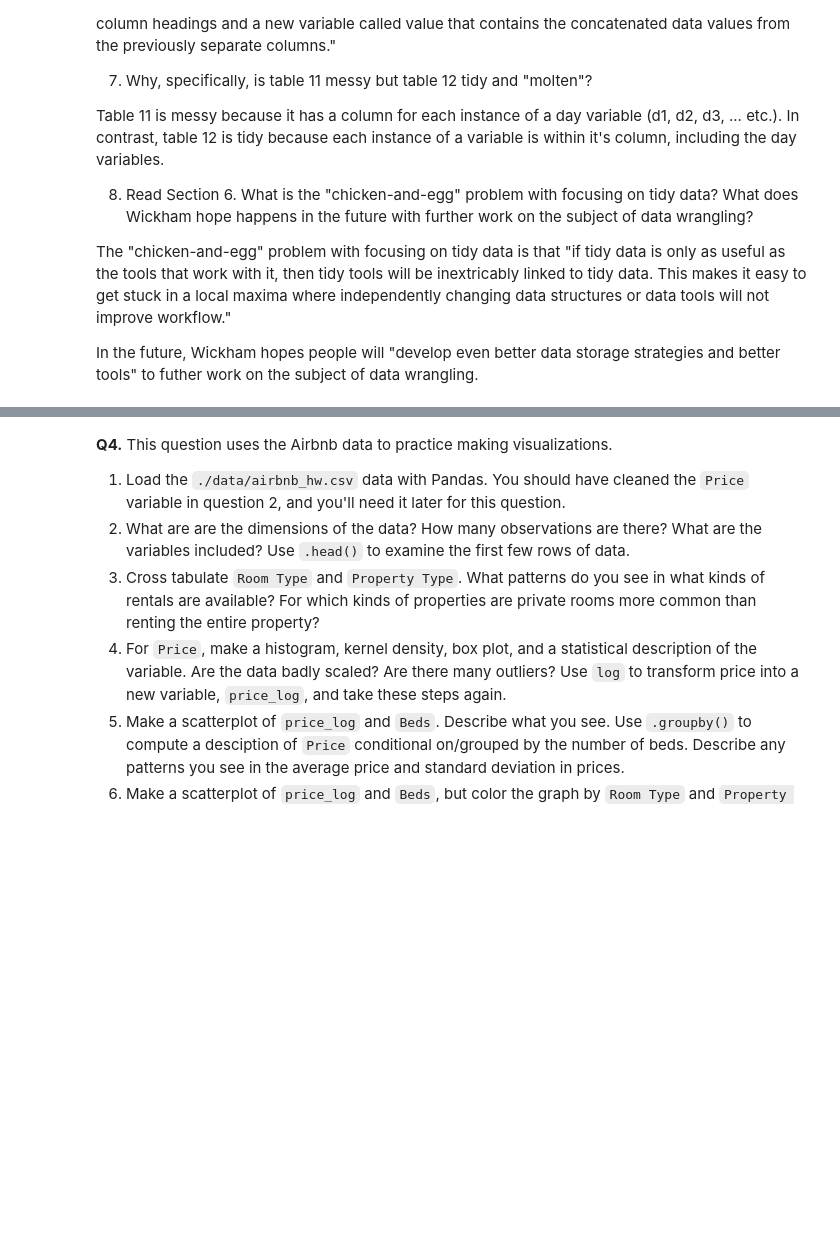
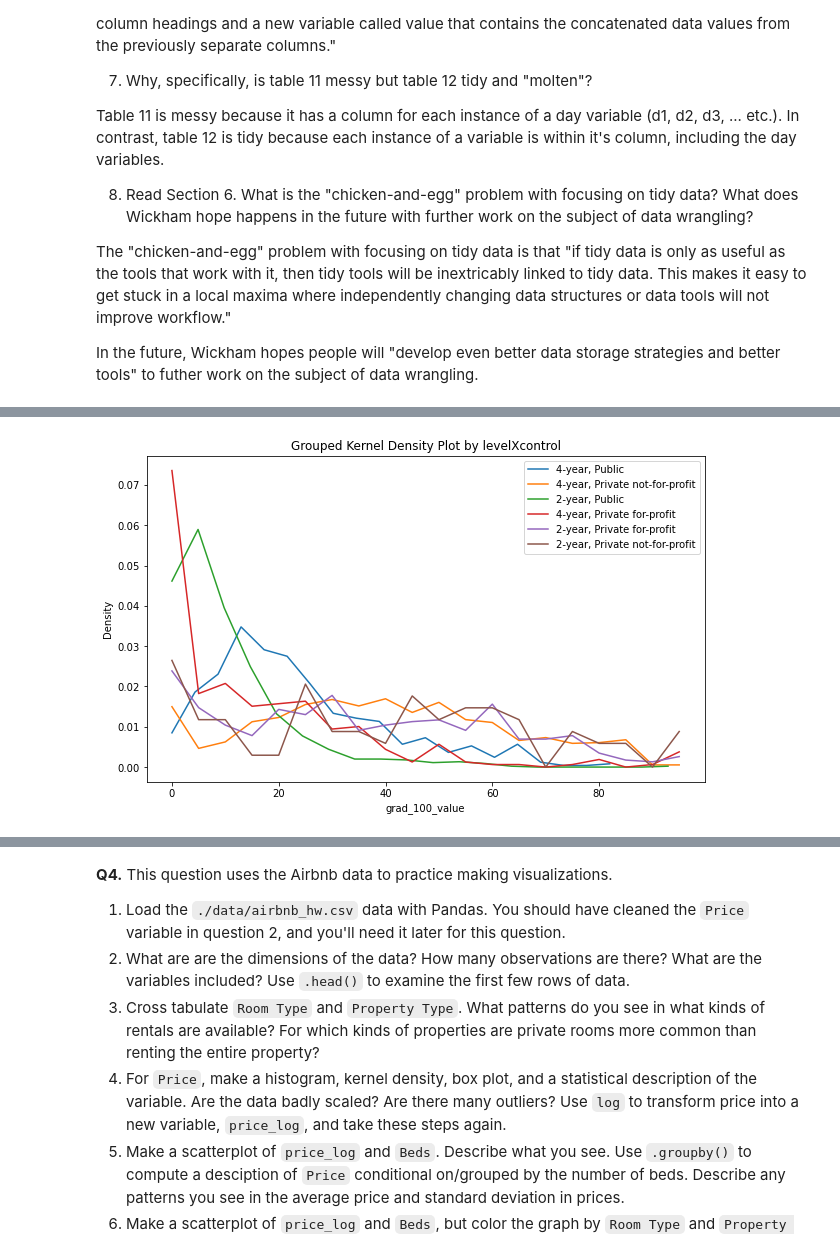
Before and after one commit to agu4yh/assignment2, a Jupyter notebook: assignment2.ipynb, the cells around one changed output, grey strips where cells are left out. Cells and saved outputs as stored; diff of their text form; code cells hidden in the pictures; blank space fills up the shorter version.

```diff
--- a/assignment2.ipynb
+++ b/assignment2.ipynb
@@ -73,0 +364,90 @@ The "relevant" variables for this question are:
+# %%
+import matplotlib.pyplot as plt
+import numpy as np
+#PART 6:
+
+# Load the data
+data = pd.read_csv('./data/college_completion.csv')
+
+# Filter out missing values in grad_100_value
+grad_filtered = data['grad_100_value'].dropna()
+
+data['levelXcontrol'] = data['level'] + ', ' + data['control']
+
+# Grouped kernel density plot by 'levelXcontrol'
+plt.figure(figsize=(10, 6))
+for level_control_group in data['levelXcontrol'].unique():
+    group_data = grad_filtered[data['levelXcontrol'] == level_control_group]
+    density, bins = np.histogram(group_data, bins=20, density=True)
+    plt.plot(bins[:-1], density, label=level_control_group)
+
+plt.legend()
+plt.title('Grouped Kernel Density Plot by levelXcontrol')
+plt.xlabel('grad_100_value')
+plt.ylabel('Density')
+plt.show()
+
+#PART 7:
+
+# Create a kernel density plot of aid_value
+plt.figure(figsize=(8, 6))
+plt.title('Kernel Density Plot of aid_value (Overall)')
+plt.xlabel('aid_value')
+plt.ylabel('Density')
+
+sns.kdeplot(data['aid_value'], shade=True, label='Overall')
+plt.legend()
+plt.grid(True)
+
+plt.show()
+
+# Grouped kernel density plot by level and control
+plt.figure(figsize=(12, 6))
+plt.title('Kernel Density Plot of aid_value by Level and Control')
+plt.xlabel('aid_value')
+plt.ylabel('Density')
+plt.grid(True)
+
+for level in data['level'].unique():
+    for control in data['control'].unique():
+        subset = data[(data['level'] == level) & (data['control'] == control)]
+        if len(subset) > 0:
+            sns.kdeplot(subset['aid_value'], shade=True, label=f'{level}, {control}')
+
+plt.legend()
+plt.show()
+
+# Grouped statistical description by level and control
+grouped_stats = data.groupby(['level', 'control'])['aid_value'].describe()
+print("Grouped Statistical Description of aid_value by Level and Control:")
+print(grouped_stats)
+
+#PART 8:
+
+# Scatterplot of grad_100_value by aid_value
+plt.figure(figsize=(8, 6))
+plt.title('Scatterplot of grad_100_value by aid_value (Overall)')
+plt.xlabel('aid_value')
+plt.ylabel('grad_100_value')
+
+plt.scatter(data['aid_value'], data['grad_100_value'], alpha=0.5)
+plt.grid(True)
+plt.show()
+
+# Scatterplot of grad_100_value by aid_value, grouped by level then control
+plt.figure(figsize=(12, 6))
+plt.title('Scatterplot of grad_100_value by aid_value, Grouped by Level and Control')
+plt.xlabel('aid_value')
+plt.ylabel('grad_100_value')
+
+for level in data['level'].unique():
+    for control in data['control'].unique():
+        subset = data[(data['level'] == level) & (data['control'] == control)]
+        if len(subset) > 0:
+            plt.scatter(subset['aid_value'], subset['grad_100_value'], label=f'{level}, {control}', alpha=0.5)
+
+plt.legend()
+plt.grid(True)
+plt.show()
+# %% [output]
+[figure, added]
```
Also changed, not shown: parts of 14 cells of this notebook.
